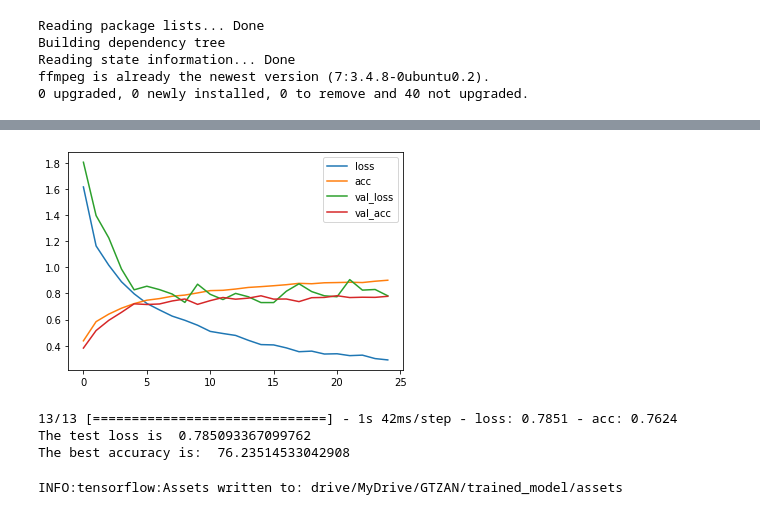
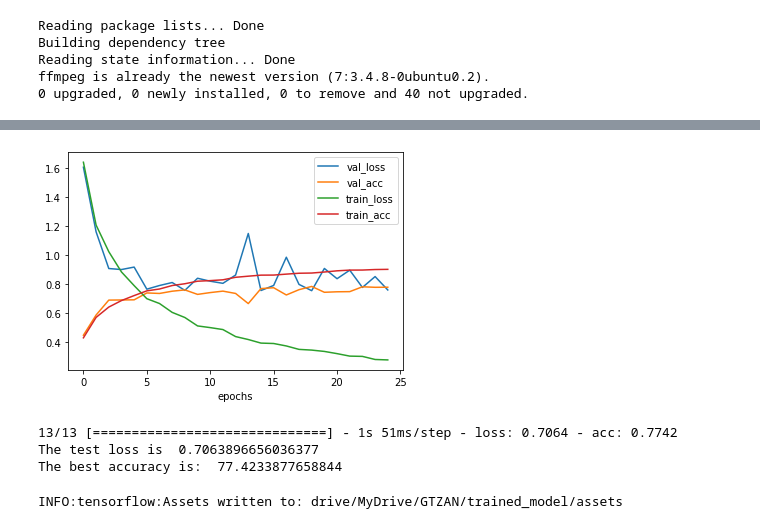
Before and after one commit to ACM-Research/cnn-music-classification, a Jupyter notebook: gtzan_music_cnn.ipynb, the cells around one changed output, grey strips where cells are left out. Drawn from its saved outputs; the diff is of its cells as text; code cells hidden in the pictures.

Commit message:
Update model and graphics

```diff
--- a/gtzan_music_cnn.ipynb
+++ b/gtzan_music_cnn.ipynb
@@ -120,7 +120,7 @@ def design_model(input_shape):
 # %%
 if __name__ == "__main__":
 
-    # preprocess_data(source_path=SOURCE_PATH, json_path=JSON_PATH)
+    preprocess_data(source_path=SOURCE_PATH, json_path=JSON_PATH)
 
     inputs, targets = load_data(json_path=JSON_PATH)
 
@@ -179,18 +179,24 @@ Epoch 25/25
 # %%
 from matplotlib import pyplot as plt
 
-pd.DataFrame(history.history).plot()
+if 'loss' in history.history:
+  history.history['train_loss'] = history.history.pop('loss')
+if 'acc' in history.history:
+  history.history['train_acc'] = history.history.pop('acc')
+
+pd.DataFrame(history.history).plot(xlabel='epochs')
+
 plt.show()
 # %% [output]
-[figure, old version]
+[figure, new version]
 # %%
 test_loss,test_acc=model.evaluate(Xtest,ytest,batch_size=128)
 print("The test loss is ",test_loss)
 print("The best accuracy is: ",test_acc*100)
 # %% [output]
-13/13 [==============================] - 1s 42ms/step - loss: 0.7851 - acc: 0.7624
-The test loss is  0.785093367099762
-The best accuracy is:  76.23514533042908
+13/13 [==============================] - 1s 51ms/step - loss: 0.7064 - acc: 0.7742
+The test loss is  0.7063896656036377
+The best accuracy is:  77.4233877658844
 # %%
 model.save('drive/MyDrive/GTZAN/trained_model')
 # %% [output]
```
Also changed, not shown: parts of 1 cell of this notebook, 7 other files.
